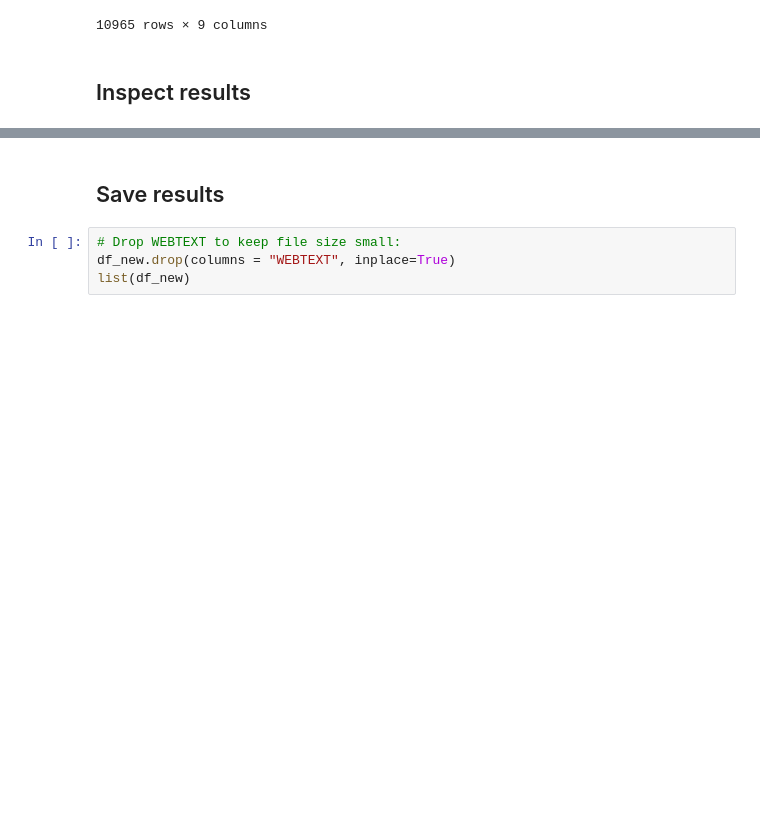
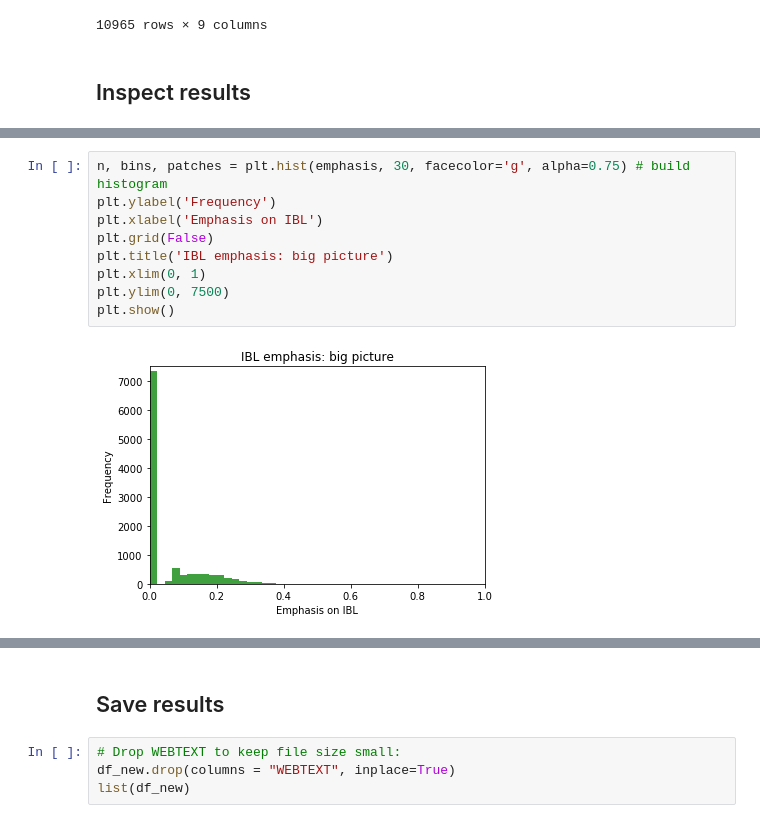
Before and after one commit to comp-strat/data_management, a Jupyter notebook: count_parse/count_dict.ipynb, the cells around one changed output, grey strips where cells are left out. Drawn from its saved outputs; the diff is of its cells as text; blank space fills up the shorter version.

```diff
--- a/count_parse/count_dict.ipynb
+++ b/count_parse/count_dict.ipynb
@@ -283,0 +302,11 @@ df_new["INQUIRY30_STR"].hist(bins=100)
+# %%
+n, bins, patches = plt.hist(emphasis, 30, facecolor='g', alpha=0.75) # build histogram
+plt.ylabel('Frequency')
+plt.xlabel('Emphasis on IBL')
+plt.grid(False)
+plt.title('IBL emphasis: big picture')
+plt.xlim(0, 1)
+plt.ylim(0, 7500)
+plt.show()
+# %% [output]
+[figure, added]
```
Also changed, not shown: parts of 12 cells of this notebook, 3 other files.
